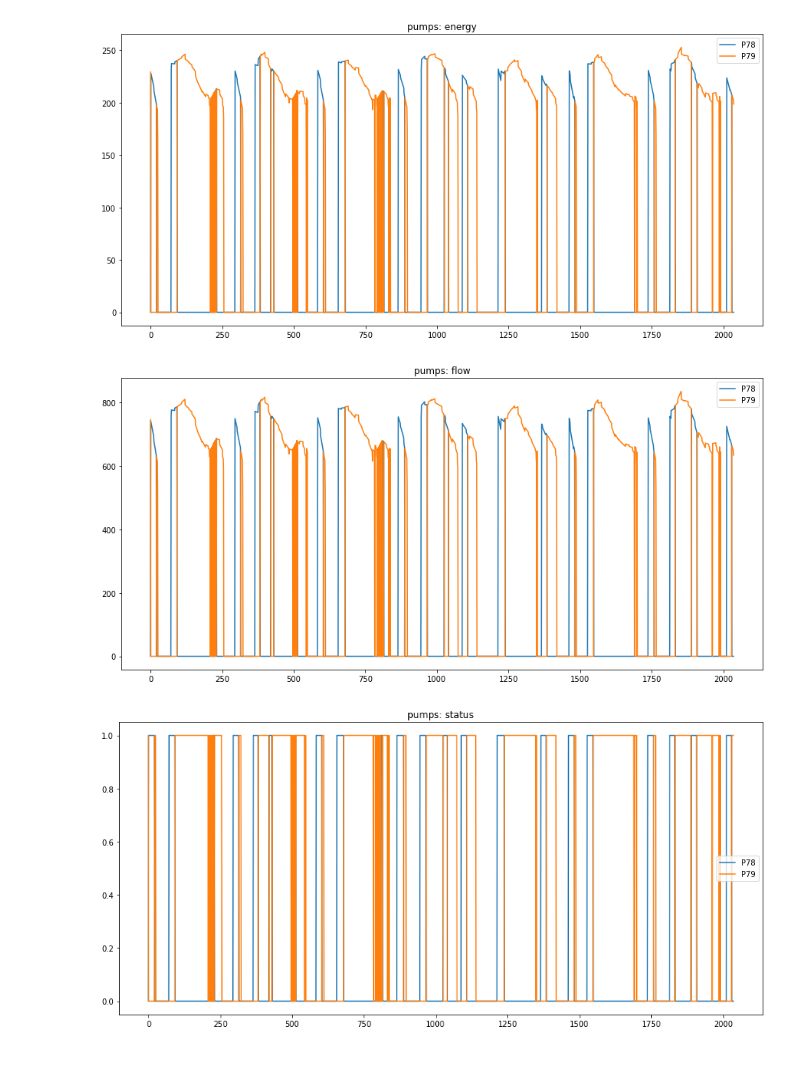
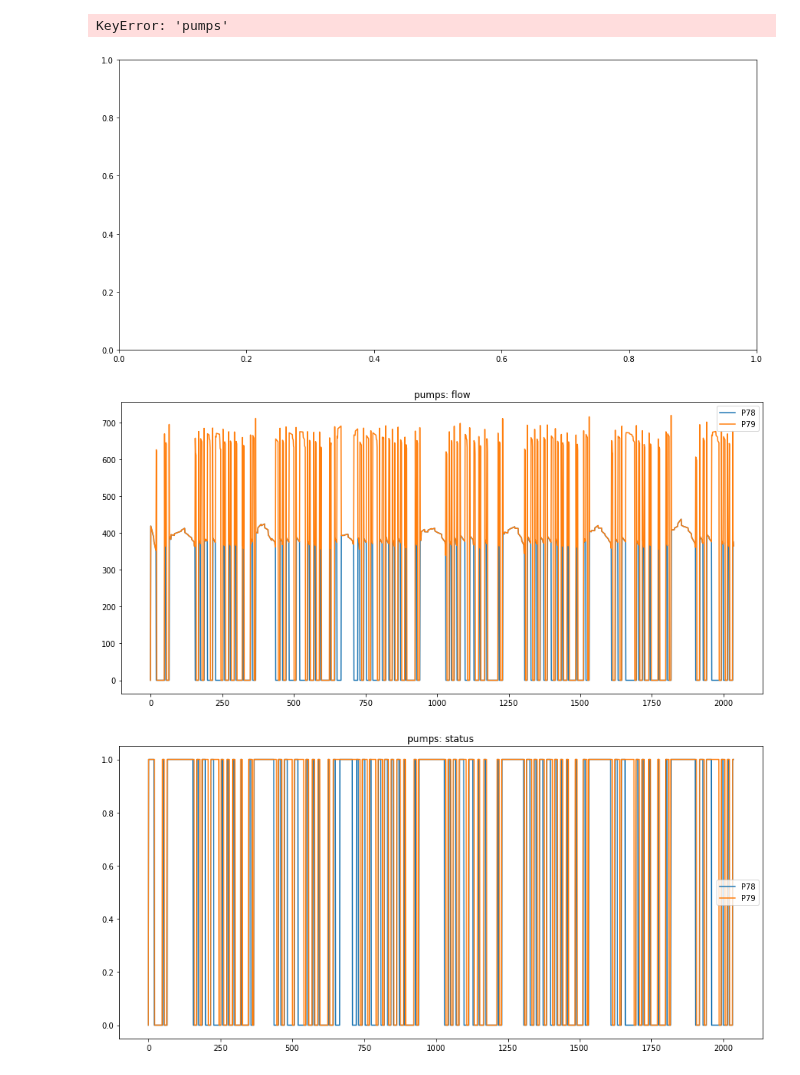
Before and after one commit to Daveonwave/epynet_CPS, a Jupyter notebook: epynet_cps/notebooks/wn_reports_analysis.ipynb, the cells around one changed output. Drawn from its saved outputs; the diff is of its cells as text; code cells hidden in the pictures.

Commit message:
ground and altered data from PLCs, attaks on test simulations ok

```diff
--- a/epynet_cps/notebooks/wn_reports_analysis.ipynb
+++ b/epynet_cps/notebooks/wn_reports_analysis.ipynb
@@ -27,7 +27,7 @@ def plot_report_data(filename, entity_type, uids, prop):
     axs.set_title(entity_type + ': ' + prop)
     axs.legend()
 # %%
-csv_file = "weighted_incremental_overflow_penalty_2/links0.csv"
+csv_file = "weighted_consecutive_updates_penalty_v4_1/PLC2_ground-1.csv"
 filename = to_load + csv_file
 
 entity_type = 'pumps'
@@ -35,9 +35,10 @@ uids = ['P78', 'P79']
 prop = 'energy'
 plot_report_data(filename=filename, entity_type=entity_type, uids=uids, prop=prop)
 # %% [output]
+KeyError: 'pumps'
-[figure, old version]
+[figure, new version]
 # %%
-csv_file = "weighted_incremental_overflow_penalty_2/links0.csv"
+csv_file = "weighted_consecutive_updates_penalty/links0.csv"
 filename = to_load + csv_file
 
 entity_type = 'pumps'
@@ -45,17 +46,17 @@ uids = ['P78', 'P79']
 prop = 'flow'
 plot_report_data(filename=filename, entity_type=entity_type, uids=uids, prop=prop)
 # %% [output]
-[figure, old version]
+[figure, new version]
 # %%
-csv_file = "weighted_incremental_overflow_penalty_2/links0.csv"
+csv_file = "weighted_consecutive_updates_penalty/links0.csv"
 filename = to_load + csv_file
 
 entity_type = 'pumps'
 uids = ['P78', 'P79']
 prop = 'status'
 plot_report_data(filename=filename, entity_type=entity_type, uids=uids, prop=prop)
 # %% [output]
-[figure, old version]
+[figure, new version]
 # %%
 df = pd.read_csv(filename, header=[0, 1, 2])
 df.xs('status', level=2, axis=1, drop_level=False).head(50)
```
Also changed, not shown: parts of 1 cell of this notebook, 10 other files.
